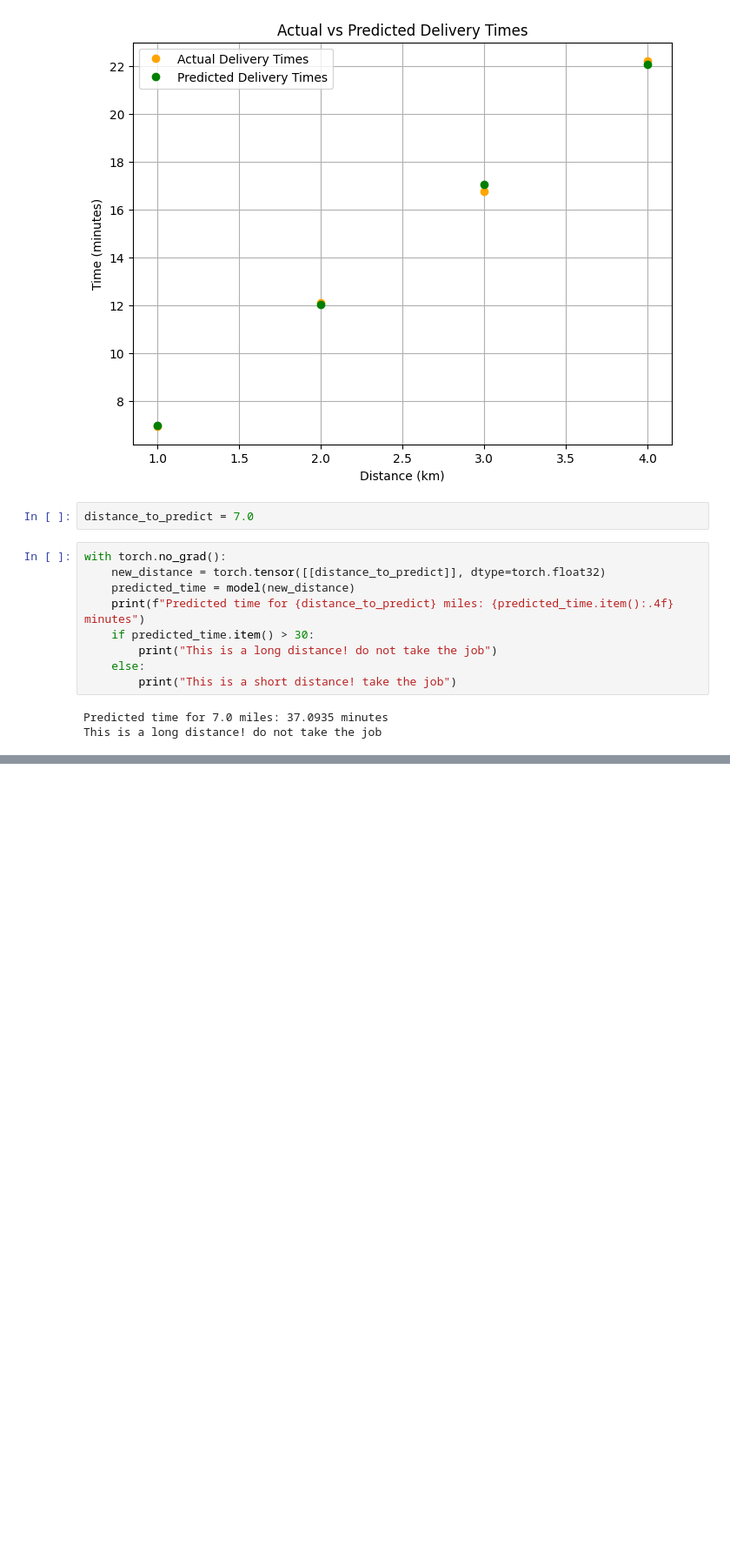
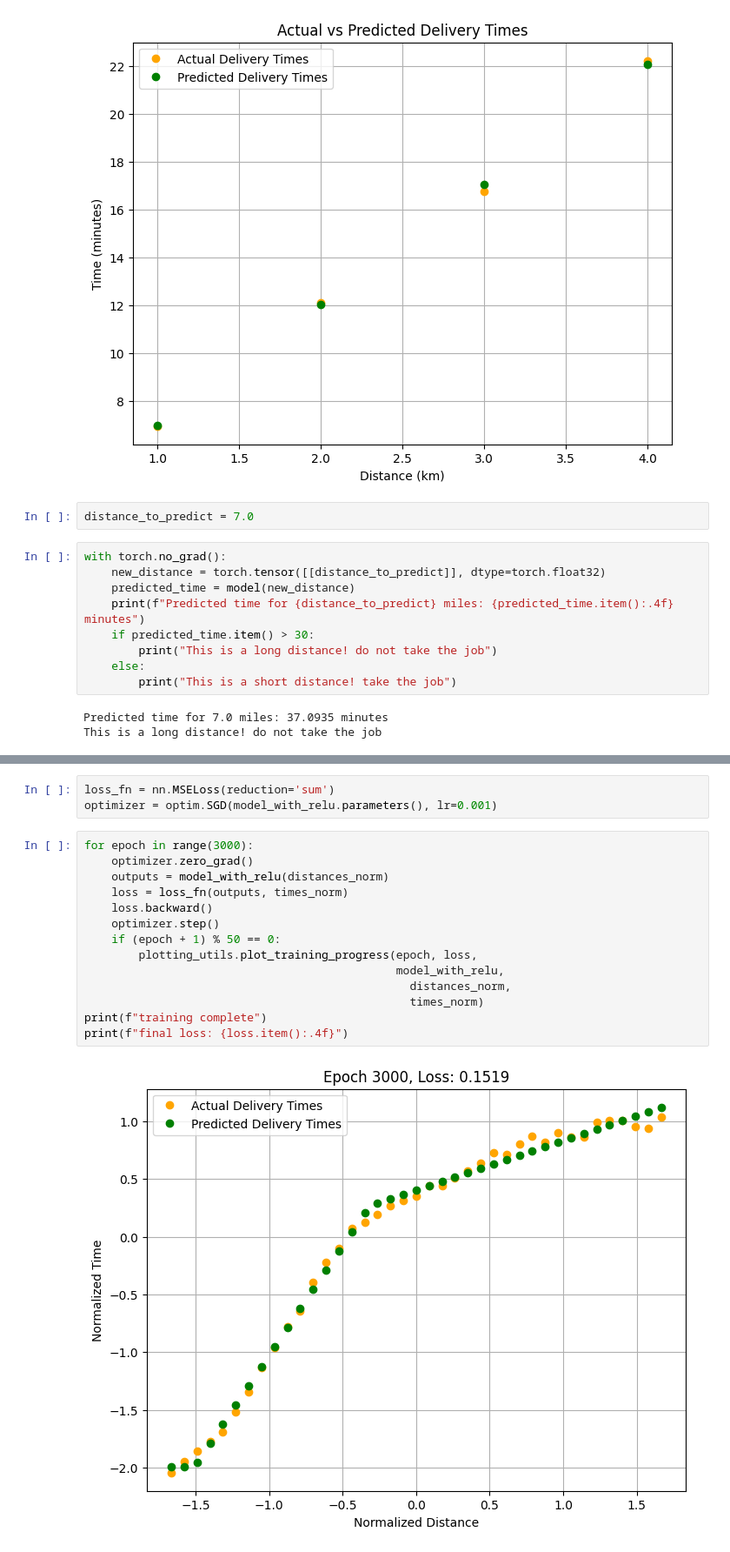
Before and after one commit to asuzukosi/deeplearning-reference, a Jupyter notebook: pytorch_basics.ipynb, the cells around one changed output, grey strips where cells are left out. Shown at 87% size. Drawn from its saved outputs; the diff is of its cells as text; blank space fills up the shorter version.

```diff
--- a/pytorch_basics.ipynb
+++ b/pytorch_basics.ipynb
@@ -151,0 +188,19 @@ model_with_relu = nn.Sequential(
+# %%
+loss_fn = nn.MSELoss(reduction='sum')
+optimizer = optim.SGD(model_with_relu.parameters(), lr=0.001)
+# %%
+for epoch in range(3000):
+    optimizer.zero_grad()
+    outputs = model_with_relu(distances_norm)
+    loss = loss_fn(outputs, times_norm)
+    loss.backward()
+    optimizer.step()
+    if (epoch + 1) % 50 == 0:
+        plotting_utils.plot_training_progress(epoch, loss,
+                                              model_with_relu,
+                                                distances_norm,
+                                                times_norm)
+print(f"training complete")
+print(f"final loss: {loss.item():.4f}")
+# %% [output]
+[figure, added]
```
Also changed, not shown: parts of 9 cells of this notebook, 2 other files.
